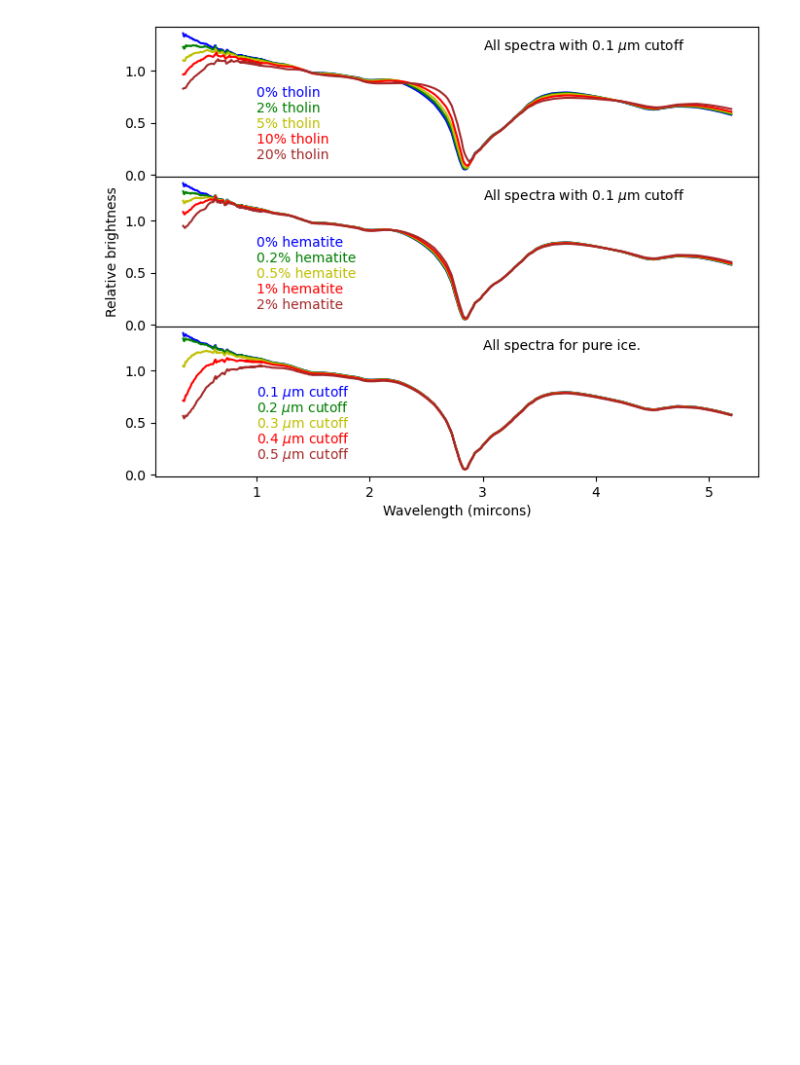
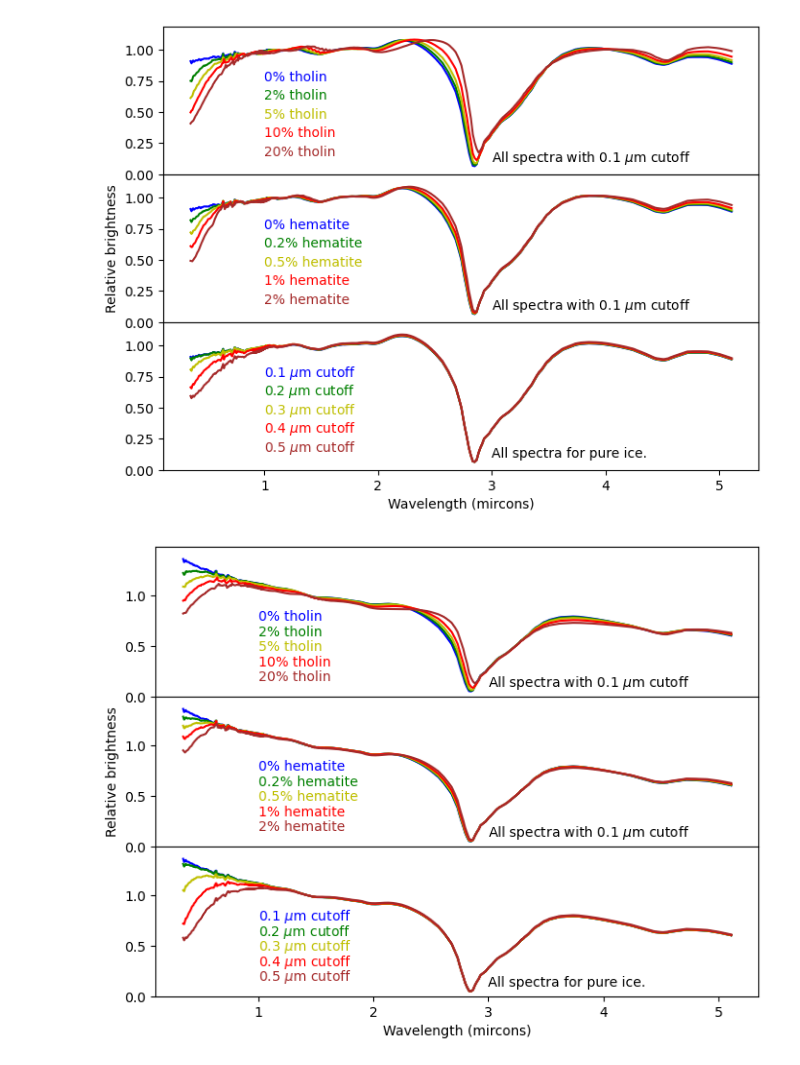
Before and after one commit to mmhedman/Enceladus_Plume_Color, a Jupyter notebook: MieSpecs_Examples.ipynb, the cells around one changed output. Drawn from its saved outputs; the diff is of its cells as text; code cells hidden in the pictures; blank space fills up the shorter version.

```diff
--- a/MieSpecs_Examples.ipynb
+++ b/MieSpecs_Examples.ipynb
@@ -106,15 +106,8 @@ def hemaread():
     kw=np.array(kw)
     return wavew,nw,kw
 # %%
-wavex=np.zeros(352)
-#datir=readsav('lambda.sav')
-#wavey=datir.lambda
-datv=readsav('lambdav.sav')
-
-wavex[0:96]=datv.lambdav
-wavex[96:352]=np.linspace(.85,5.2,256)
-#print(datir)
-
+dat=readsav('S60_PLMHR/CM_1652853941_1.sav')
+wavex=dat.wavel
 
 
 wavew,nw,kw=wb08read()
@@ -140,6 +143,6 @@ kt2x=kbfunc(wavex)
 # %%
-def miecalcs(wavex,scatang):
-    powlaw=-3
+def miecalcs(wavex,scatang,powlaw):
+#    powlaw=-2.5
     smins=[0.1,0.2,0.3,0.4, 0.5]
     smax=15.1
     ns=len(smins)
@@ -177,7 +180,7 @@ def miecalcs(wavex,scatang):
     for i in range(nf):
         print(i,nf)
         f=fs[i]
-        epsxt=epsw*(1+3*f*(epsct-epsw)/(epsct+2*epsw)/(1-f*(epsct-epsw)/(epsct+2*epsw)))
+        epsxt=epsw*(1+3*f*(epsct2-epsw)/(epsct2+2*epsw)/(1-f*(epsct2-epsw)/(epsct2+2*epsw))) #modified 070226
         nmix=np.sqrt(.5)*np.sqrt(np.sqrt(np.real(epsxt)**2+np.imag(epsxt)**2)+np.real(epsxt))
         kmix=np.sqrt(.5)*np.sqrt(np.sqrt(np.real(epsxt)**2+np.imag(epsxt)**2)-np.real(epsxt))
         sizedists=diameters**(powlaw)
@@ -230,5 +254,6 @@ def miecalcs(wavex,scatang):
 # %%
-fs,smins,specs1,specs2,specs3,specs1p=miecalcs(wavex,20.)
+fs,smins,specs1,specs2,specs3,specs1p=miecalcs(wavex,20.,-2.5)
+fs,smins,specs13,specs23,specs33,specs1p3=miecalcs(wavex,20.,-3)
 # %% [output]
 0 5
 1 5
@@ -248,33 +275,69 @@ fs,smins,specs1,specs2,specs3,specs1p=miecalcs(wavex,20.)
 # %%
 fig = plt.figure(figsize=(8,6))
 gs = fig.add_gridspec(3, hspace=0)
 #plt.rcParams.update(plt.rcParamsDefault)
 axs = gs.subplots(sharex=True)
 plt.style.use('default')
 cols=['b','g','y','r','brown']
 labs1=['0% tholin','2% tholin','5% tholin','10% tholin','20% tholin']
 labs2=['0% hematite','0.2% hematite','0.5% hematite','1% hematite','2% hematite']
 labs3=['0.1 $\mu$m cutoff','0.2 $\mu$m cutoff','0.3 $\mu$m cutoff','0.4 $\mu$m cutoff','0.5 $\mu$m cutoff']
 foo=(wavex>1) & (wavex<2)
 for i in range(5):
     axs[0].plot(wavex, specs1[i,:]/np.median(specs1[i,foo]), color=cols[i])
     #axs[0].plot(wavex, specs1p[i,:]/np.median(specs1p[i,foo]), ':',color=cols[i])
     axs[0].text(1,.75-.15*i,labs1[i], color=cols[i])
 for i in range(5):
     axs[1].plot(wavex, specs2[i,:]/np.median(specs2[i,foo]), color=cols[i])
     axs[1].text(1,.75-.15*i,labs2[i], color=cols[i])
 for i in range(5):
     axs[2].plot(wavex, specs3[i,:]/np.median(specs2[i,foo]), color=cols[i])
     axs[2].text(1,.75-.15*i,labs3[i], color=cols[i])
 plt.xlabel('Wavelength (mircons)')
-axs[0].text(3,1.2,'All spectra with 0.1 $\mu$m cutoff')
-axs[1].text(3,1.2,'All spectra with 0.1 $\mu$m cutoff')
-axs[2].text(3,1.2,'All spectra for pure ice.')
+axs[0].text(3,0.1,'All spectra with 0.1 $\mu$m cutoff')
+axs[1].text(3,0.1,'All spectra with 0.1 $\mu$m cutoff')
+axs[2].text(3,0.1,'All spectra for pure ice.')
+for i in range(3):
+    axs[i].set_ylim([0,1.19])
 
 #axs[0].set_ylabel('Relative brightness')
 axs[1].set_ylabel('Relative brightness')
-plt.savefig('miespec_examples_071525.pdf', bbox_inches='tight')
+plt.savefig('miespec_examples_20_2p5_070226.pdf', bbox_inches='tight')
 
 plt.show()
+
+fig = plt.figure(figsize=(8,6))
+gs = fig.add_gridspec(3, hspace=0)
+#plt.rcParams.update(plt.rcParamsDefault)
+axs = gs.subplots(sharex=True)
+plt.style.use('default')
+cols=['b','g','y','r','brown']
+labs1=['0% tholin','2% tholin','5% tholin','10% tholin','20% tholin']
+labs2=['0% hematite','0.2% hematite','0.5% hematite','1% hematite','2% hematite']
+labs3=['0.1 $\mu$m cutoff','0.2 $\mu$m cutoff','0.3 $\mu$m cutoff','0.4 $\mu$m cutoff','0.5 $\mu$m cutoff']
+foo=(wavex>1) & (wavex<2)
+for i in range(5):
+    axs[0].plot(wavex, specs13[i,:]/np.median(specs13[i,foo]), color=cols[i])
+    #axs[0].plot(wavex, specs1p[i,:]/np.median(specs1p[i,foo]), ':',color=cols[i])
+    axs[0].text(1,.75-.15*i,labs1[i], color=cols[i])
+for i in range(5):
+    axs[1].plot(wavex, specs23[i,:]/np.median(specs23[i,foo]), color=cols[i])
+    axs[1].text(1,.75-.15*i,labs2[i], color=cols[i])
+for i in range(5):
+    axs[2].plot(wavex, specs33[i,:]/np.median(specs33[i,foo]), color=cols[i])
+    axs[2].text(1,.75-.15*i,labs3[i], color=cols[i])
+plt.xlabel('Wavelength (mircons)')
+axs[0].text(3,0.1,'All spectra with 0.1 $\mu$m cutoff')
+axs[1].text(3,0.1,'All spectra with 0.1 $\mu$m cutoff')
+axs[2].text(3,0.1,'All spectra for pure ice.')
+for i in range(3):
+    axs[i].set_ylim([0,1.49])
+
+#axs[0].set_ylabel('Relative brightness')
+axs[1].set_ylabel('Relative brightness')
+plt.savefig('miespec_examples_20_3p0_070226.pdf', bbox_inches='tight')
+
+plt.show()
 # %% [output]
-[figure, old version]
+[figure, new version]
+[figure, added]
```
Also changed, not shown: parts of 10 cells of this notebook, 22 other files.
